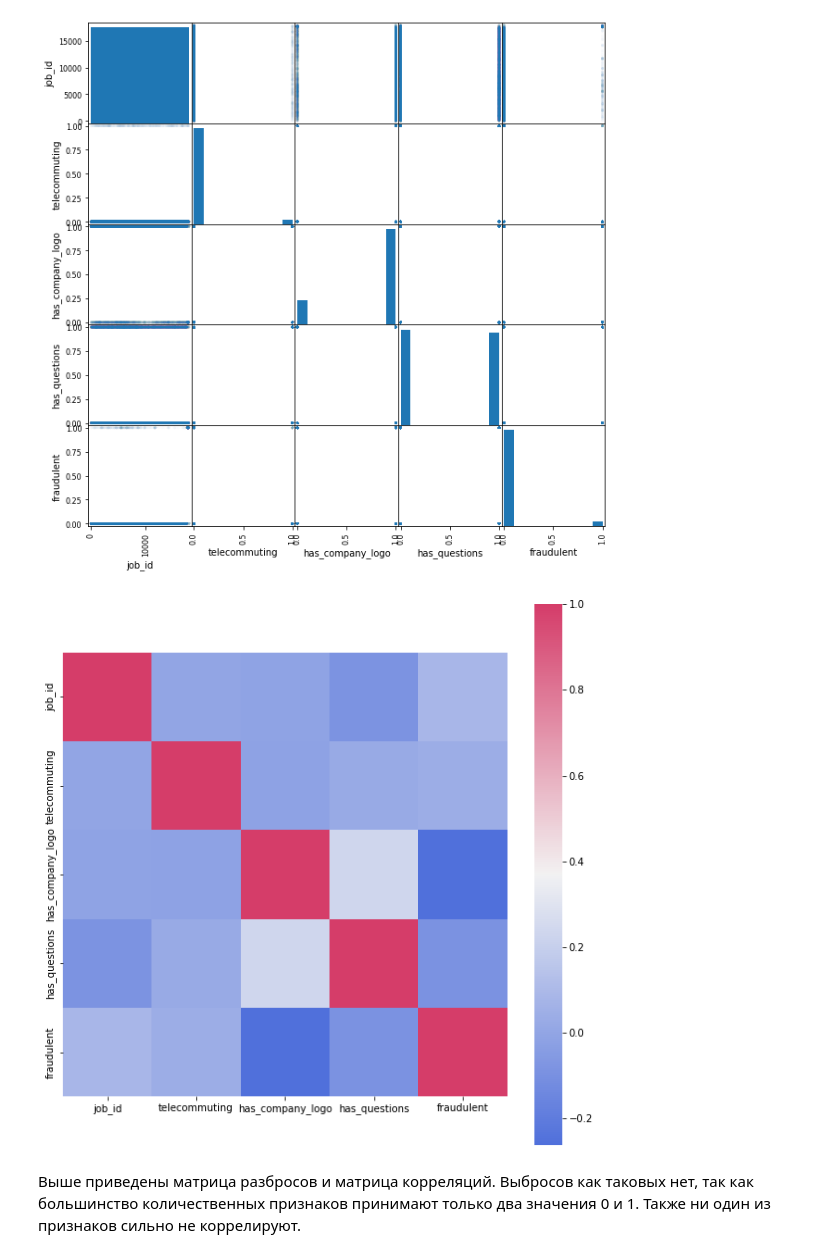
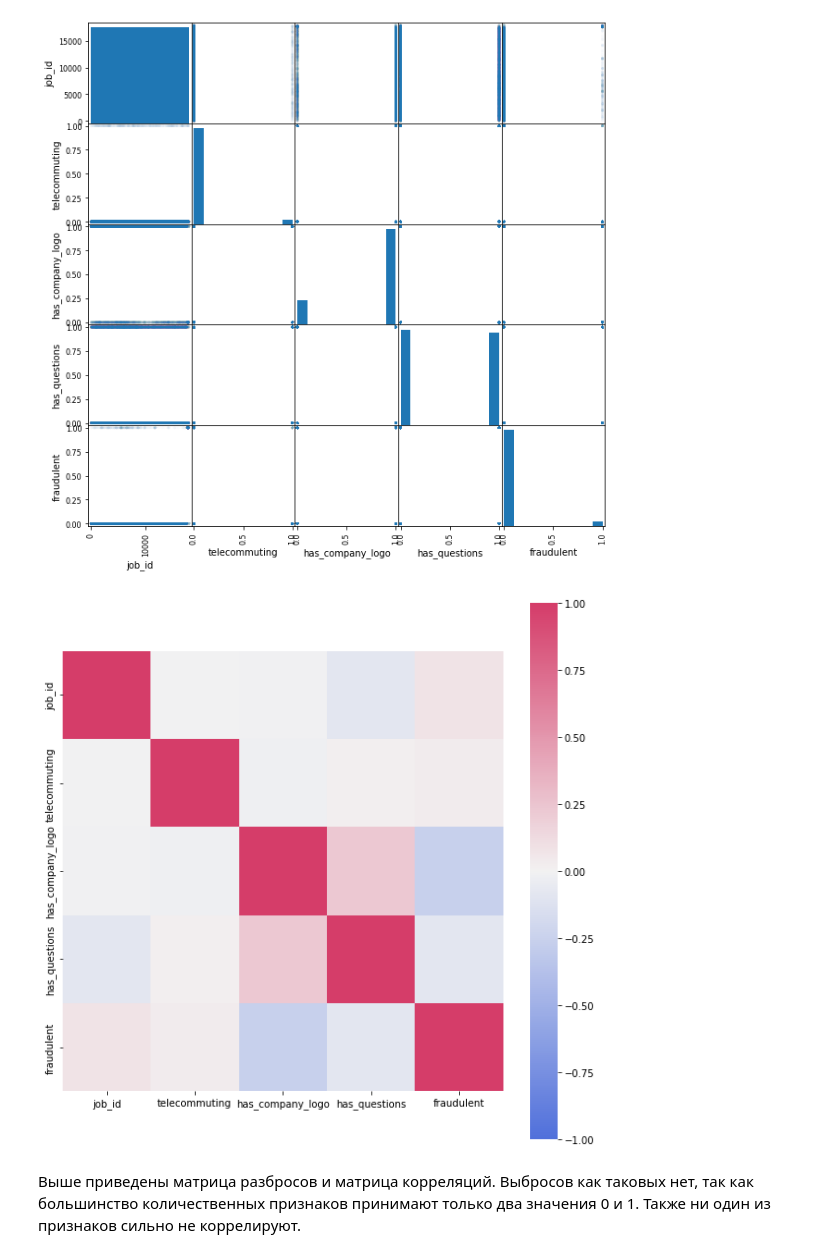
Before and after one commit to NechaevaEkaterina/MLHomeworks, a Jupyter notebook: Laba1_1.ipynb, the cells around one changed output. Drawn from its saved outputs; the diff is of its cells as text; code cells hidden in the pictures.

```diff
--- a/Laba1_1.ipynb
+++ b/Laba1_1.ipynb
@@ -87,10 +87,10 @@ pass
 # %%
 plt.figure(figsize = (10,10))
 corr = data.corr()
-sns.heatmap(corr , mask=np.zeros_like(corr, dtype=bool) , cmap=sns.diverging_palette(-100,0,as_cmap=True) , square = True)
+sns.heatmap(corr , mask=np.zeros_like(corr, dtype=bool) , cmap=sns.diverging_palette(-100,0,as_cmap=True) , square = True, vmin = -1, vmax = 1)
 pass
 # %% [output]
-[figure, old version]
+[figure, new version]
 # %% [markdown]
 Выше приведены матрица разбросов и матрица корреляций. Выбросов как таковых нет, так как большинство количественных признаков принимают только два значения 0 и 1. Также ни один из признаков сильно не коррелируют.
 # %%
```
